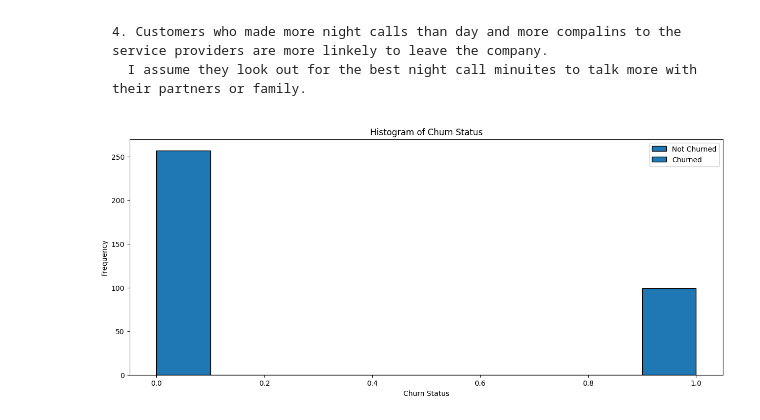
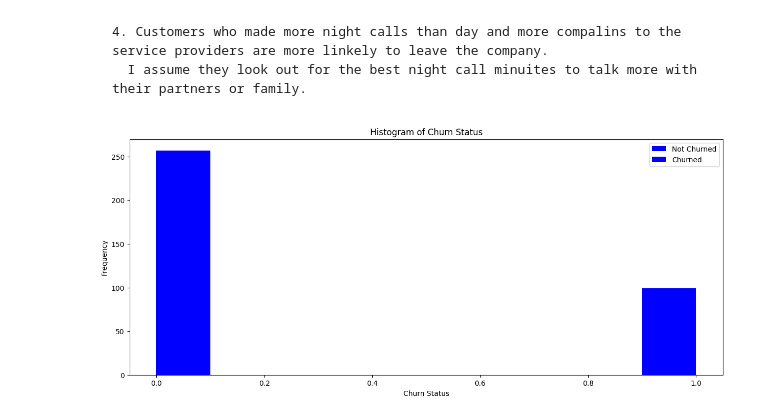
Before and after one commit to juliusmarkwei/Telecom-Churn, a Jupyter notebook: Telecom_Churn.ipynb, the cells around one changed output. Saved outputs shown, nothing was run; the diff lists cells and outputs as text; code cells hidden in the pictures.

```diff
--- a/Telecom_Churn.ipynb
+++ b/Telecom_Churn.ipynb
@@ -383,18 +383,18 @@ pd.pivot_table(data=telecom_data, index='Churn', values='Made_day_calls_than_nig
 # %%
 # Here we create a column to indicate whether a customer made more night calls than day
 # For more complains, we use the average of the compalins to the service providers as
 # the threshold to determine whether acuster made more calls comaplins or not
 
 average_of_complains = round(np.mean(telecom_data['Customer service calls']), 0)
 data = telecom_data.loc[telecom_data['Made_day_calls_than_night_calls'] & (telecom_data['Customer service calls'] > average_of_complains)]
 
 plt.figure(figsize=(15, 6))
-data['Churn'].plot(kind='hist', edgecolor='black')
+data['Churn'].plot(kind='hist', color=['blue', 'orange'])
 plt.xlabel('Churn Status')
 plt.ylabel('Frequency')
 plt.title('Histogram of Churn Status')
 
 plt.legend(['Not Churned', 'Churned'])
 plt.show()
 # %% [output]
-[figure, old version]
+[figure, new version]
```
Also changed, not shown: parts of 1 cell of this notebook.
